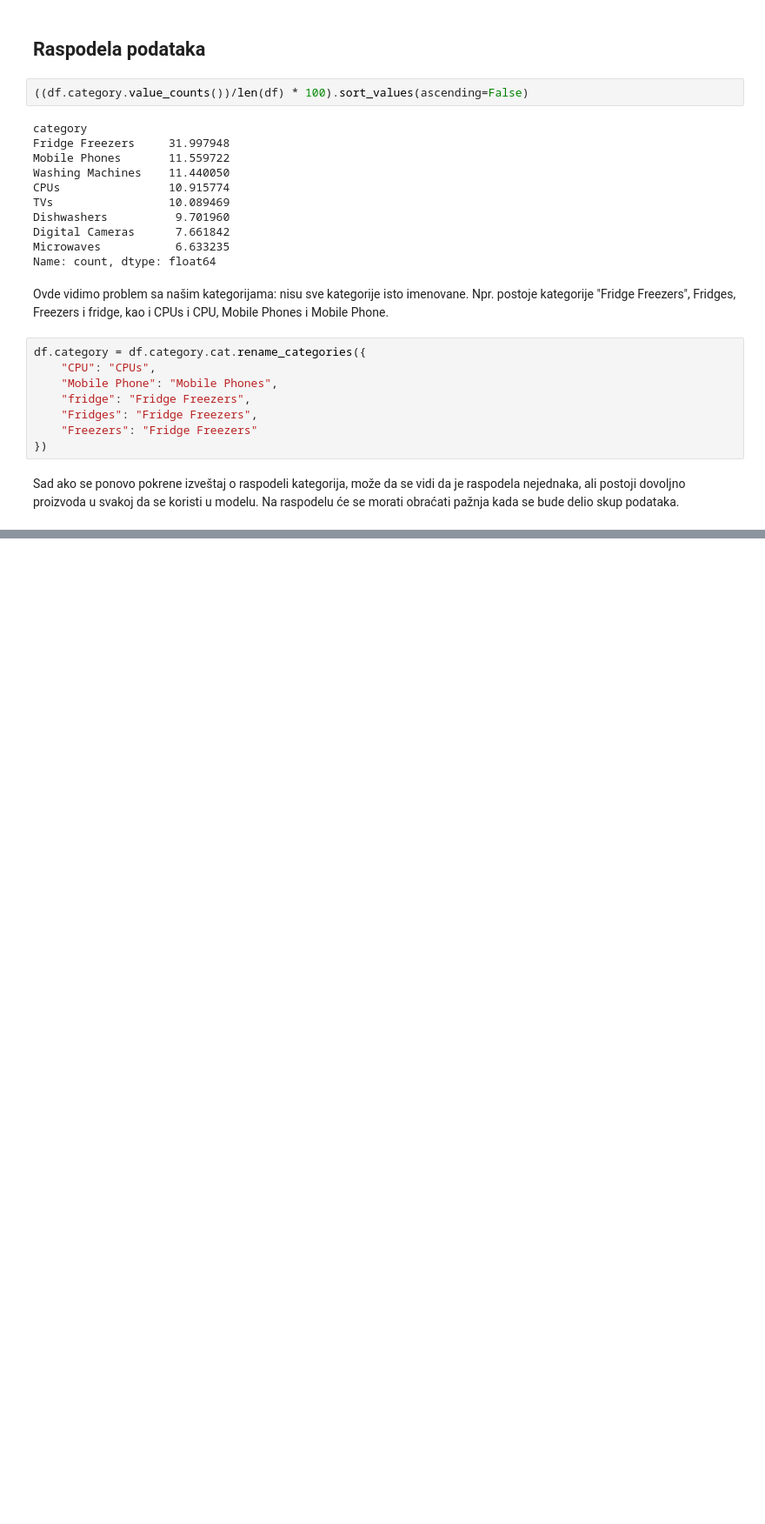
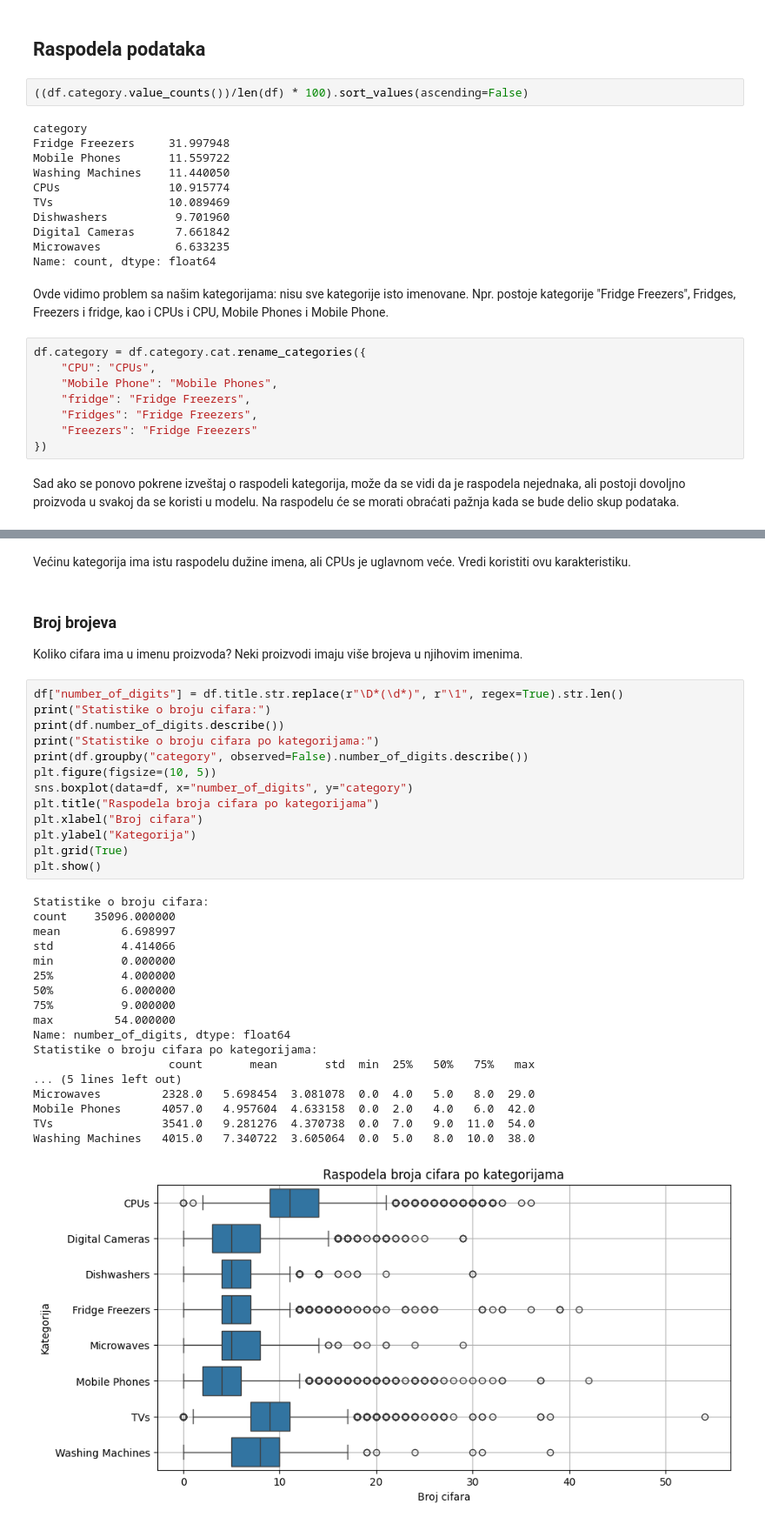
Before and after one commit to readmemyrights/ita-ml-product-predictor, a Jupyter notebook: exploration.ipynb, the cells around one changed output, grey strips where cells are left out. Shown at 87% size. Cells and saved outputs as stored; diff of their text form; blank space fills up the shorter version.

```diff
--- a/exploration.ipynb
+++ b/exploration.ipynb
@@ -143,0 +184,38 @@ Na raspodelu će se morati obraćati pažnja kada se bude delio skup podataka.
+# %% [markdown]
+Većinu kategorija ima istu raspodelu dužine imena, ali CPUs je uglavnom veće. Vredi koristiti ovu karakteristiku.
+# %% [markdown]
+### Broj brojeva
+
+Koliko cifara ima u imenu proizvoda? Neki proizvodi imaju više brojeva u njihovim imenima.
+# %%
+df["number_of_digits"] = df.title.str.replace(r"\D*(\d*)", r"\1", regex=True).str.len()
+print("Statistike o broju cifara:")
+print(df.number_of_digits.describe())
+print("Statistike o broju cifara po kategorijama:")
+print(df.groupby("category", observed=False).number_of_digits.describe())
+plt.figure(figsize=(10, 5))
+sns.boxplot(data=df, x="number_of_digits", y="category")
+plt.title("Raspodela broja cifara po kategorijama")
+plt.xlabel("Broj cifara")
+plt.ylabel("Kategorija")
+plt.grid(True)
+plt.show()
+# %% [output]
+Statistike o broju cifara:
+count    35096.000000
+mean         6.698997
+std          4.414066
+min          0.000000
+25%          4.000000
+50%          6.000000
+75%          9.000000
+max         54.000000
+Name: number_of_digits, dtype: float64
+Statistike o broju cifara po kategorijama:
+                    count       mean       std  min  25%   50%   75%   max
+... (5 lines left out)
+Microwaves         2328.0   5.698454  3.081078  0.0  4.0   5.0   8.0  29.0
+Mobile Phones      4057.0   4.957604  4.633158  0.0  2.0   4.0   6.0  42.0
+TVs                3541.0   9.281276  4.370738  0.0  7.0   9.0  11.0  54.0
+Washing Machines   4015.0   7.340722  3.605064  0.0  5.0   8.0  10.0  38.0
+[figure, added]
```
Also changed, not shown: parts of 9 cells of this notebook.
